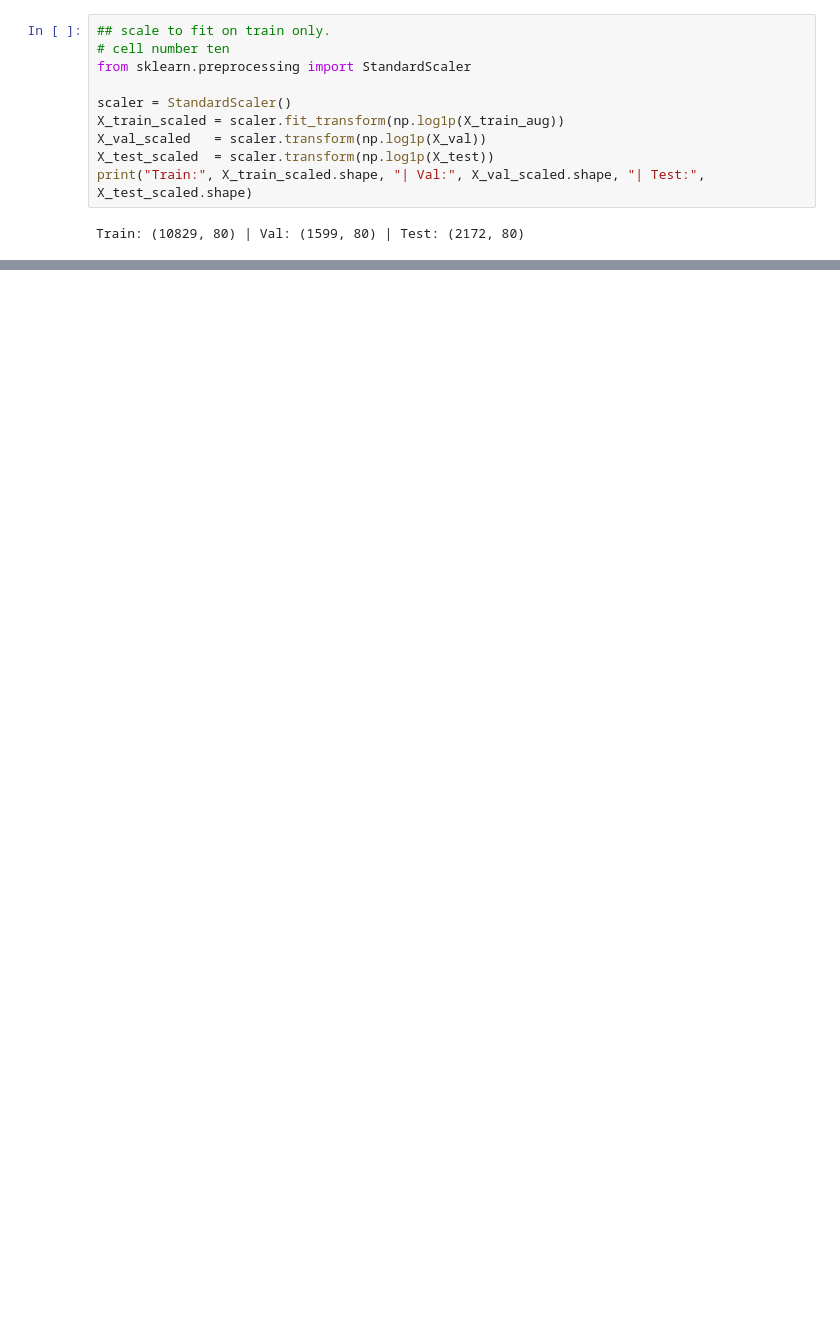
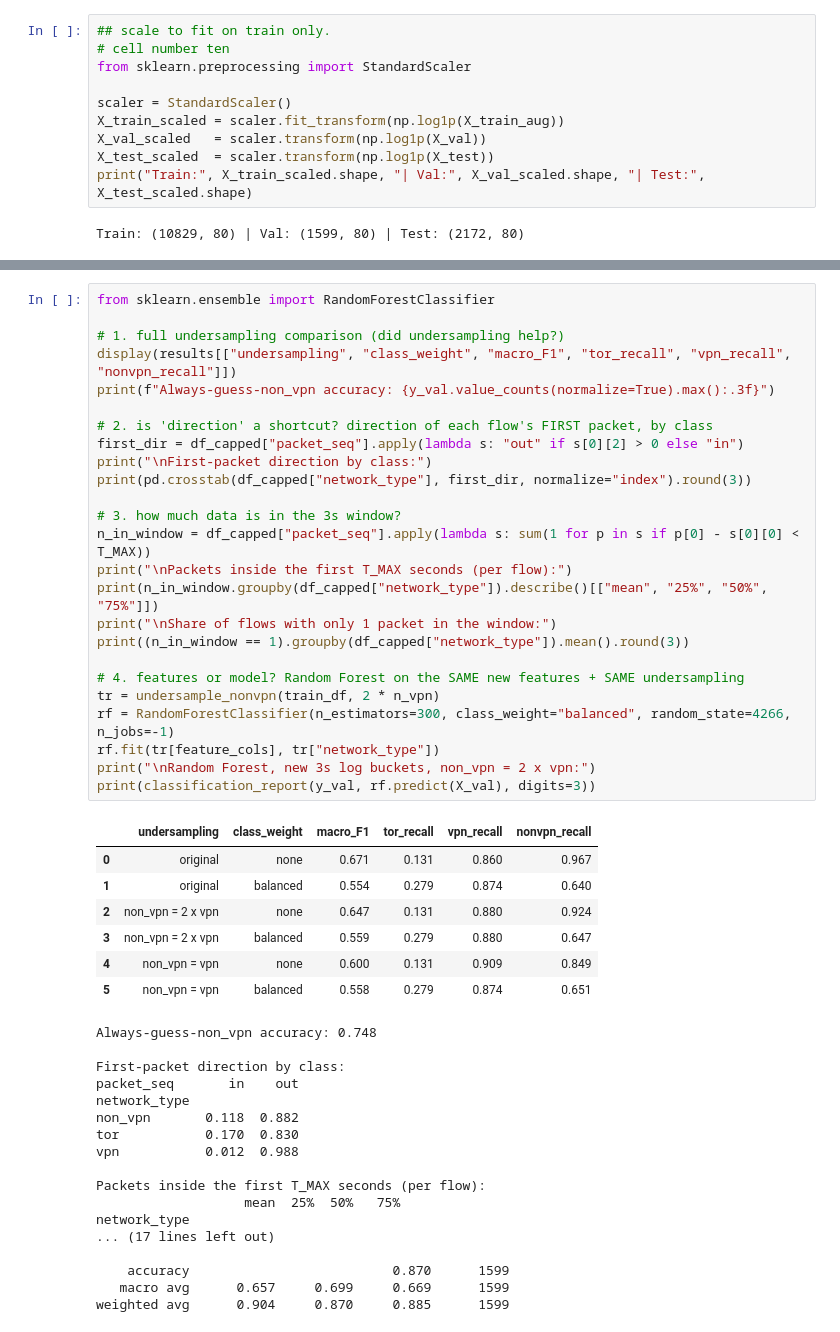
Before and after one commit to ZhiSherng/encrypted_traffic_classification, a Jupyter notebook: data_augmentation.ipynb, the cells around one changed output, grey strips where cells are left out. Cells and saved outputs as stored; diff of their text form; blank space fills up the shorter version.

```diff
--- a/data_augmentation.ipynb
+++ b/data_augmentation.ipynb
@@ -719,0 +836,50 @@ B (aug)       0.653  0.004      0.259  0.007      0.803  0.010
+# %%
+from sklearn.ensemble import RandomForestClassifier
+
+# 1. full undersampling comparison (did undersampling help?)
+display(results[["undersampling", "class_weight", "macro_F1", "tor_recall", "vpn_recall", "nonvpn_recall"]])
+print(f"Always-guess-non_vpn accuracy: {y_val.value_counts(normalize=True).max():.3f}")
+
+# 2. is 'direction' a shortcut? direction of each flow's FIRST packet, by class
+first_dir = df_capped["packet_seq"].apply(lambda s: "out" if s[0][2] > 0 else "in")
+print("\nFirst-packet direction by class:")
+print(pd.crosstab(df_capped["network_type"], first_dir, normalize="index").round(3))
+
+# 3. how much data is in the 3s window?
+n_in_window = df_capped["packet_seq"].apply(lambda s: sum(1 for p in s if p[0] - s[0][0] < T_MAX))
+print("\nPackets inside the first T_MAX seconds (per flow):")
+print(n_in_window.groupby(df_capped["network_type"]).describe()[["mean", "25%", "50%", "75%"]])
+print("\nShare of flows with only 1 packet in the window:")
+print((n_in_window == 1).groupby(df_capped["network_type"]).mean().round(3))
+
+# 4. features or model? Random Forest on the SAME new features + SAME undersampling
+tr = undersample_nonvpn(train_df, 2 * n_vpn)
+rf = RandomForestClassifier(n_estimators=300, class_weight="balanced", random_state=4266, n_jobs=-1)
+rf.fit(tr[feature_cols], tr["network_type"])
+print("\nRandom Forest, new 3s log buckets, non_vpn = 2 x vpn:")
+print(classification_report(y_val, rf.predict(X_val), digits=3))
+# %% [output]
+|  | undersampling | class_weight | macro_F1 | tor_recall | vpn_recall | nonvpn_recall |
+| 0 | original | none | 0.671 | 0.131 | 0.860 | 0.967 |
+| 1 | original | balanced | 0.554 | 0.279 | 0.874 | 0.640 |
+| 2 | non_vpn = 2 x vpn | none | 0.647 | 0.131 | 0.880 | 0.924 |
+| 3 | non_vpn = 2 x vpn | balanced | 0.559 | 0.279 | 0.880 | 0.647 |
+| 4 | non_vpn = vpn | none | 0.600 | 0.131 | 0.909 | 0.849 |
+| 5 | non_vpn = vpn | balanced | 0.558 | 0.279 | 0.874 | 0.651 |
+Always-guess-non_vpn accuracy: 0.748
+
+First-packet direction by class:
+packet_seq       in    out
+network_type
+non_vpn       0.118  0.882
+tor           0.170  0.830
+vpn           0.012  0.988
+
+Packets inside the first T_MAX seconds (per flow):
+                   mean  25%  50%   75%
+network_type
+... (17 lines left out)
+
+    accuracy                          0.870      1599
+   macro avg      0.657     0.699     0.669      1599
+weighted avg      0.904     0.870     0.885      1599
```
Also changed, not shown: parts of 12 cells of this notebook.
